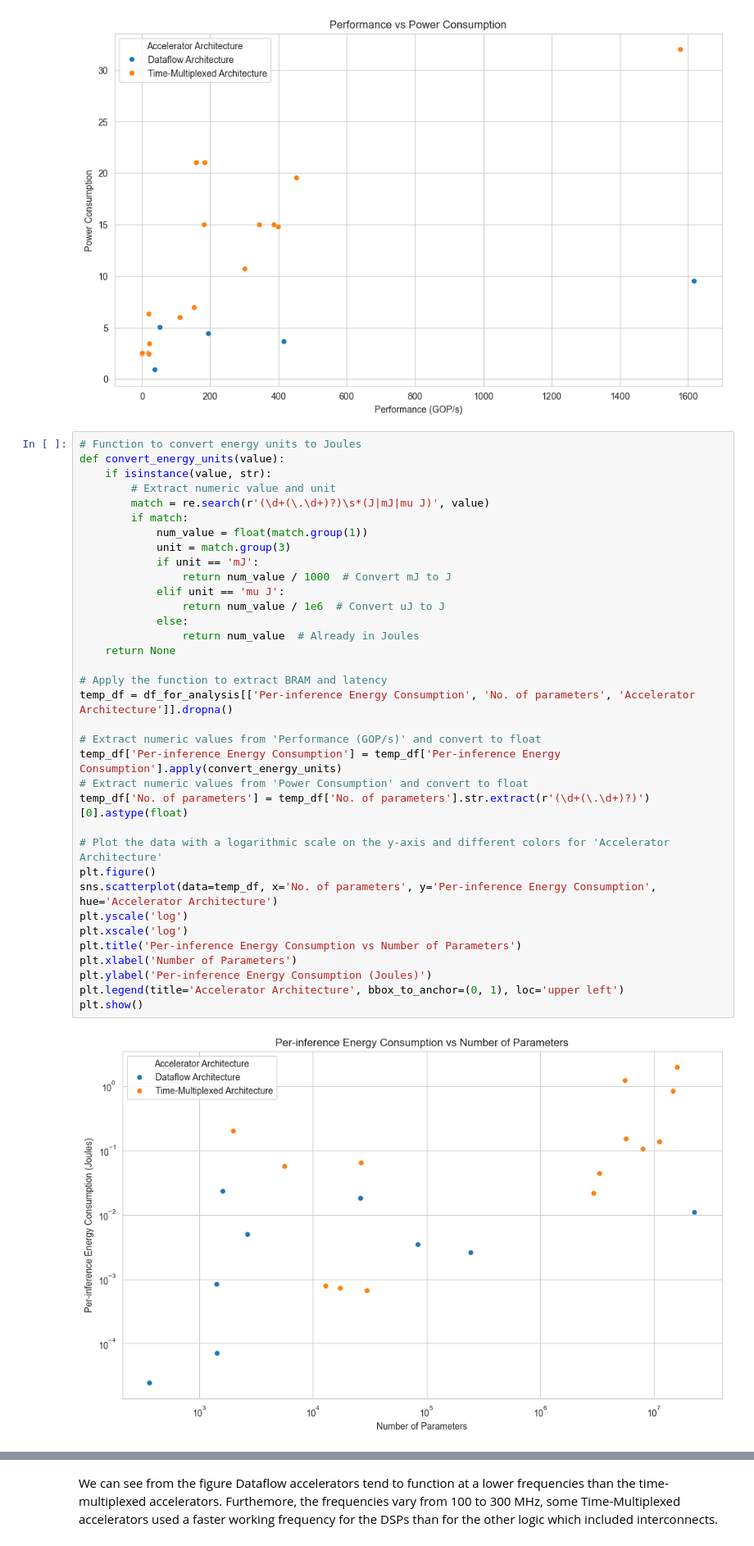
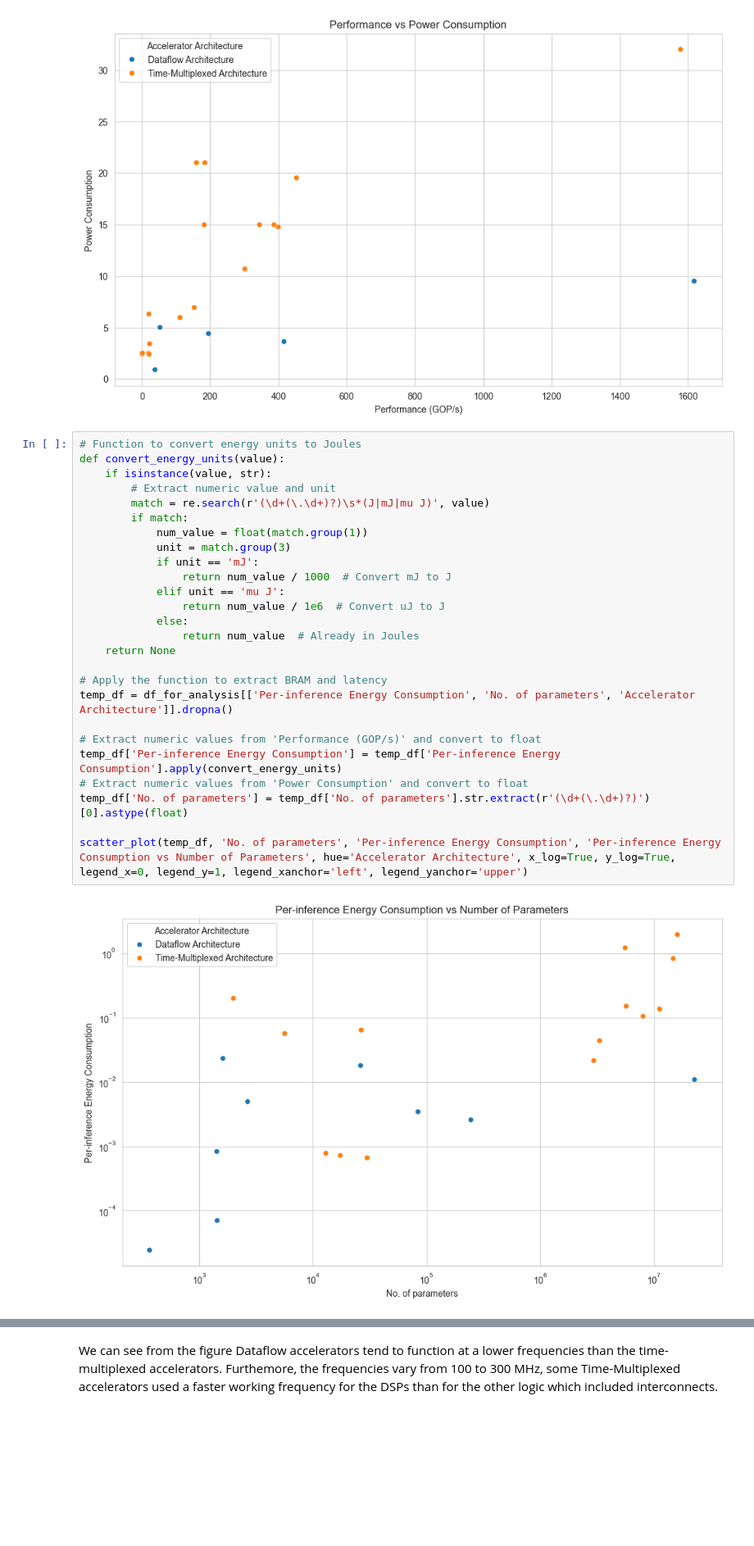
Before and after one commit to asap-space/SPACE_FPGA_NNs_SURVEY_DATA, a Jupyter notebook: Graphs.ipynb, the cells around one changed output, grey strips where cells are left out. Shown at 82% size. Cells and saved outputs as stored; diff of their text form; blank space fills up the shorter version.

```diff
--- a/Graphs.ipynb
+++ b/Graphs.ipynb
@@ -276,40 +273,31 @@ scatter_plot(temp_df, 'Performance (GOP/s)', 'Power Consumption', 'Performance v
 # %%
 # Function to convert energy units to Joules
 def convert_energy_units(value):
     if isinstance(value, str):
         # Extract numeric value and unit
         match = re.search(r'(\d+(\.\d+)?)\s*(J|mJ|mu J)', value)
         if match:
             num_value = float(match.group(1))
             unit = match.group(3)
             if unit == 'mJ':
                 return num_value / 1000  # Convert mJ to J
             elif unit == 'mu J':
                 return num_value / 1e6  # Convert uJ to J
             else:
                 return num_value  # Already in Joules
     return None
 
 # Apply the function to extract BRAM and latency
 temp_df = df_for_analysis[['Per-inference Energy Consumption', 'No. of parameters', 'Accelerator Architecture']].dropna()
 
 # Extract numeric values from 'Performance (GOP/s)' and convert to float
 temp_df['Per-inference Energy Consumption'] = temp_df['Per-inference Energy Consumption'].apply(convert_energy_units)
 # Extract numeric values from 'Power Consumption' and convert to float
 temp_df['No. of parameters'] = temp_df['No. of parameters'].str.extract(r'(\d+(\.\d+)?)')[0].astype(float)
 
-# Plot the data with a logarithmic scale on the y-axis and different colors for 'Accelerator Architecture'
-plt.figure()
-sns.scatterplot(data=temp_df, x='No. of parameters', y='Per-inference Energy Consumption', hue='Accelerator Architecture')
-plt.yscale('log')
-plt.xscale('log')
-plt.title('Per-inference Energy Consumption vs Number of Parameters')
-plt.xlabel('Number of Parameters')
-plt.ylabel('Per-inference Energy Consumption (Joules)')
-plt.legend(title='Accelerator Architecture', bbox_to_anchor=(0, 1), loc='upper left')
-plt.show()
+scatter_plot(temp_df, 'No. of parameters', 'Per-inference Energy Consumption', 'Per-inference Energy Consumption vs Number of Parameters', hue='Accelerator Architecture', x_log=True, y_log=True, legend_x=0, legend_y=1, legend_xanchor='left', legend_yanchor='upper')
 # %% [output]
-[figure, old version]
+[figure, new version]
 # %%
 # Apply the function to extract BRAM and latency
 temp_df = df_for_analysis[['Power Consumption', 'Frequency (MHz)', 'Accelerator Architecture']].dropna()
```
Also changed, not shown: parts of 5 cells of this notebook, 4 other files.
